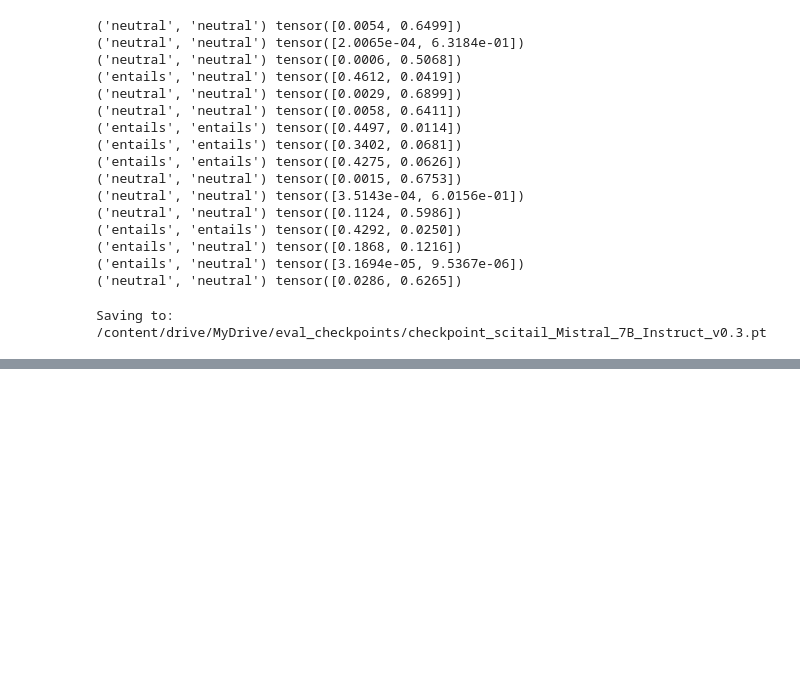
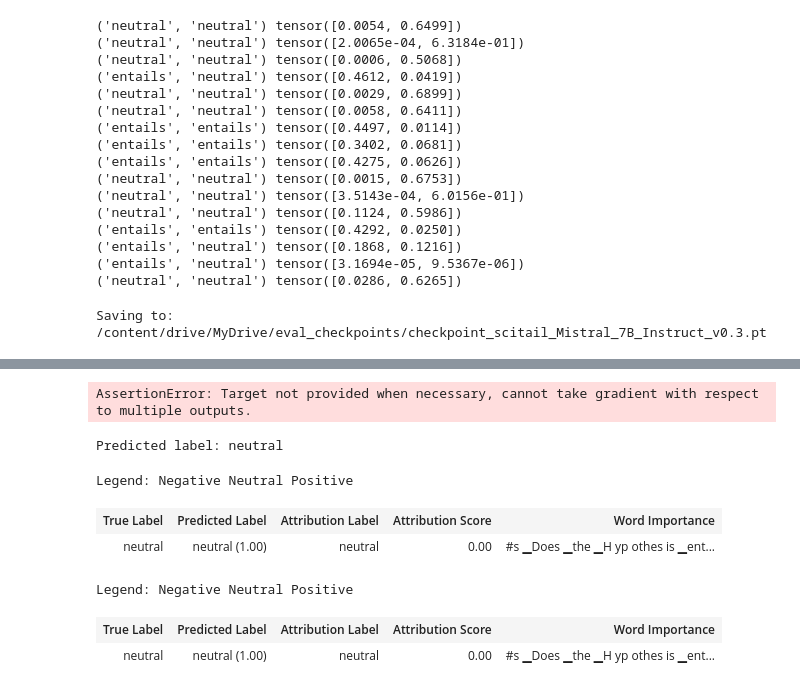
Before and after one commit to GeorgeDikaios/NLI-LLM-Study, a Jupyter notebook: Notebooks/Scitail_Notebooks/Scitail-Mistral-7B-Instruct-v0.3-zero-shot/scitail_Mistral_7B_Instruct_v0_3_zero_shot.ipynb, the cells around one changed output, grey strips where cells are left out. Saved outputs shown, nothing was run; the diff lists cells and outputs as text; code cells hidden in the pictures; blank space fills up the shorter version.

Commit message:
make functions for IG, SHAP, LIME refactor notebook and add results

```diff
--- a/Notebooks/Scitail_Notebooks/Scitail-Mistral-7B-Instruct-v0.3-zero-shot/scitail_Mistral_7B_Instruct_v0_3_zero_shot.ipynb
+++ b/Notebooks/Scitail_Notebooks/Scitail-Mistral-7B-Instruct-v0.3-zero-shot/scitail_Mistral_7B_Instruct_v0_3_zero_shot.ipynb
@@ -240,0 +248,43 @@ shap.plots.text(shap_values[0])
+# %%
+from importlib import reload
+reload(utils)
+
+# Application of IG
+from captum.attr import IntegratedGradients
+from captum.attr import visualization as viz
+
+# A list of records to be visualized
+data_records = []
+
+# Get index of the predicted label and use as target label to be explained
+pred = torch.tensor(predict_fn(example, model=model, tokenizer=tokenizer, dataset_type='scitail'))
+target_id = torch.argmax(pred, dim=-1).item()
+pred_prob = torch.max(pred, dim=-1).values.item()
+
+# Wrap function for IG
+forward_pass_fn_partial = partial(utils.forward_pass_fn, model=model, target_id) # Returns logits
+ig = IntegratedGradients(forward_pass_fn_partial)
+
+# Add to data records
+utils.interpret_example(model=model,
+                        tokenizer=tokenizer,
+                        example=text_instance,
+                        ig=ig,
+                        data_records=data_records,
+                        class_names=class_names,
+                        target_id=target_id,
+                        pred_prob=pred_prob,
+                        dataset=dataset_test)
+# %% [output]
+AssertionError: Target not provided when necessary, cannot take gradient with respect to multiple outputs.
+# %%
+# Visualise the examples
+viz.visualize_text(data_records)
+# %% [output]
+Predicted label: neutral
+Legend: Negative Neutral Positive
+| True Label | Predicted Label | Attribution Label | Attribution Score | Word Importance |
+| neutral | neutral (1.00) | neutral | 0.00 | #s ▁Does ▁the ▁H yp othes is ▁ent... |
+Legend: Negative Neutral Positive
+| True Label | Predicted Label | Attribution Label | Attribution Score | Word Importance |
+| neutral | neutral (1.00) | neutral | 0.00 | #s ▁Does ▁the ▁H yp othes is ▁ent... |
```
Also changed, not shown: parts of 14 cells of this notebook, 1 other file.
